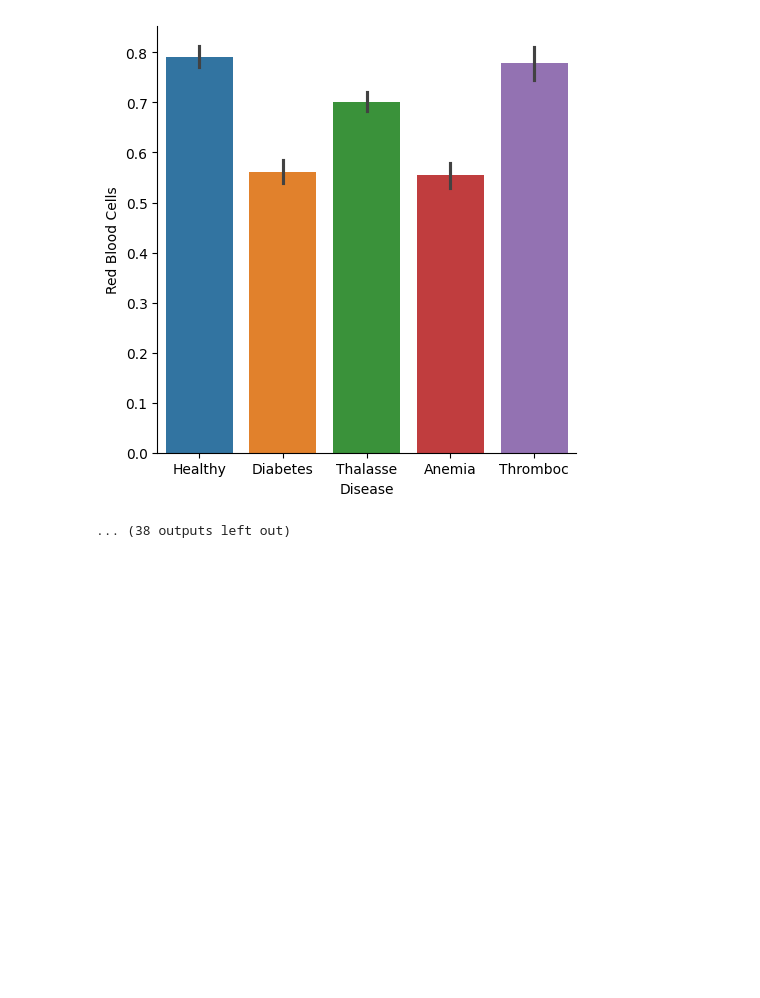
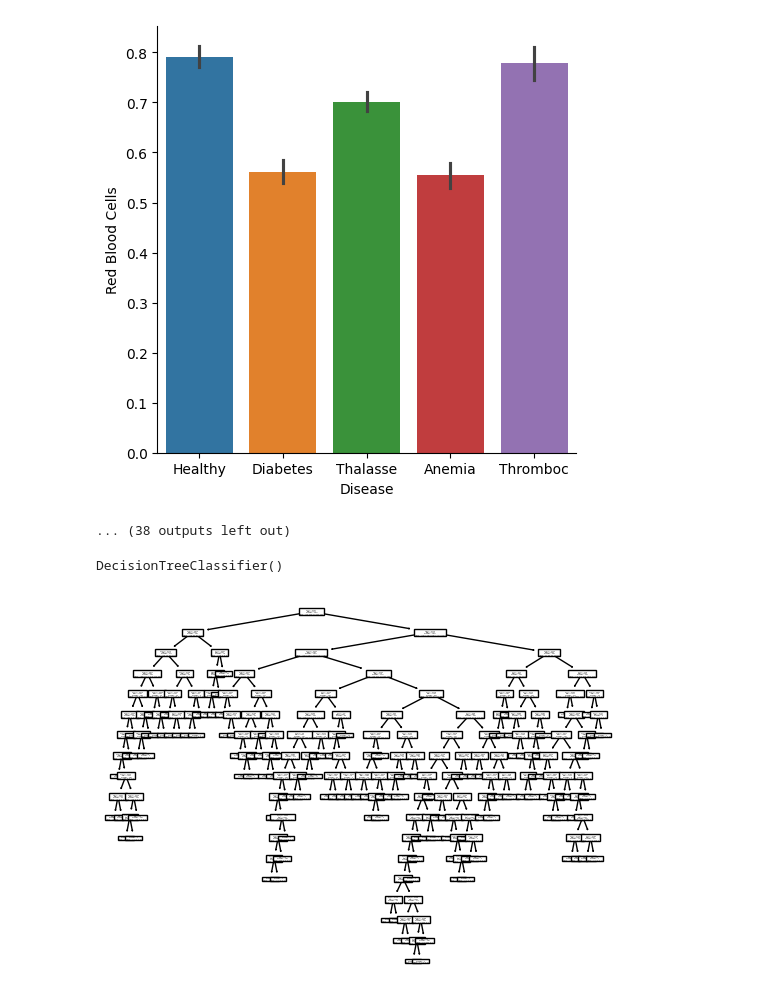
Before and after one commit to renan-b-eth/AulaIA-12-04, a Jupyter notebook: main.ipynb, the cells around one changed output. Drawn from its saved outputs; the diff is of its cells as text; code cells hidden in the pictures; blank space fills up the shorter version.

```diff
--- a/main.ipynb
+++ b/main.ipynb
@@ -61,3 +61,6 @@ White Blood Cells
 Red Blood Cells
 [figure]
 ... (38 outputs left out)
+# %%
+X = df.drop("Disease", axis=1)
+y = df["Disease"]
@@ -63,0 +69,9 @@ Red Blood Cells
+# %%
+deyckson = DecisionTreeClassifier()
+deyckson.fit(X, y) # metodo que ajusta e que ele aprende
+# %% [output]
+DecisionTreeClassifier()
+# %%
+plot_tree(deyckson); # precisa do ;
+# %% [output]
+[figure, added]
```
Also changed, not shown: parts of 9 cells of this notebook, 1 other file.
